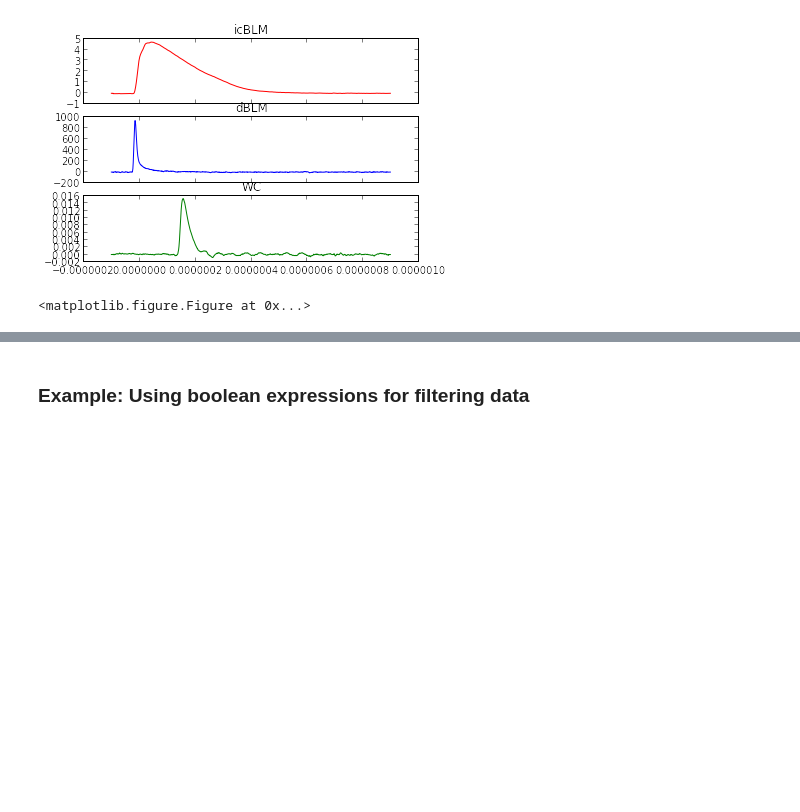
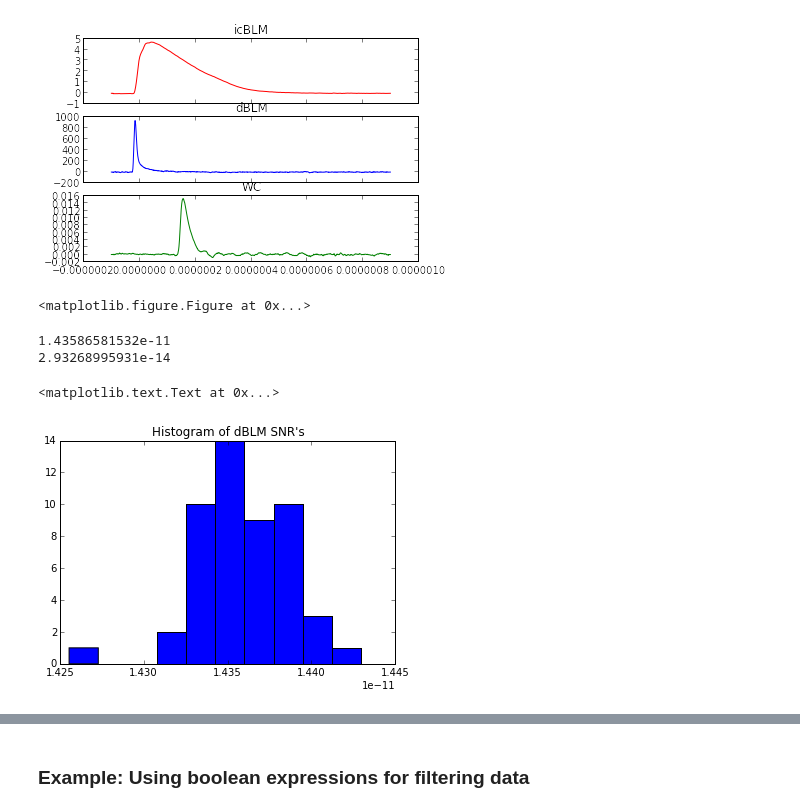
Before and after one commit to OliStein/Frascati_2014_readout, a Jupyter notebook: analysis_plotting_tools.ipynb, the cells around one changed output, grey strips where cells are left out. Drawn from its saved outputs; the diff is of its cells as text; code cells hidden in the pictures; blank space fills up the shorter version.

```diff
--- a/analysis_plotting_tools.ipynb
+++ b/analysis_plotting_tools.ipynb
@@ -157,5 +158,17 @@ plt.show()
 [Time Tags (Channel 1) Channel 1 Channel 3 Channel 4]
 [figure]
 <matplotlib.figure.Figure at 0x...>
+# %%
+#Plotting a specific kind of data:
+data = df['icBLM charge sig.']
+plt.hist(data)
+print np.mean(data)
+print np.std(data)
+plt.title('Histogram of dBLM SNR\'s')
+# %% [output]
+1.43586581532e-11
+2.93268995931e-14
+<matplotlib.text.Text at 0x...>
+[figure, added]
 # %%
 #Plotting a specific kind of data:
```
Also changed, not shown: parts of 5 cells of this notebook, 2 other files.
